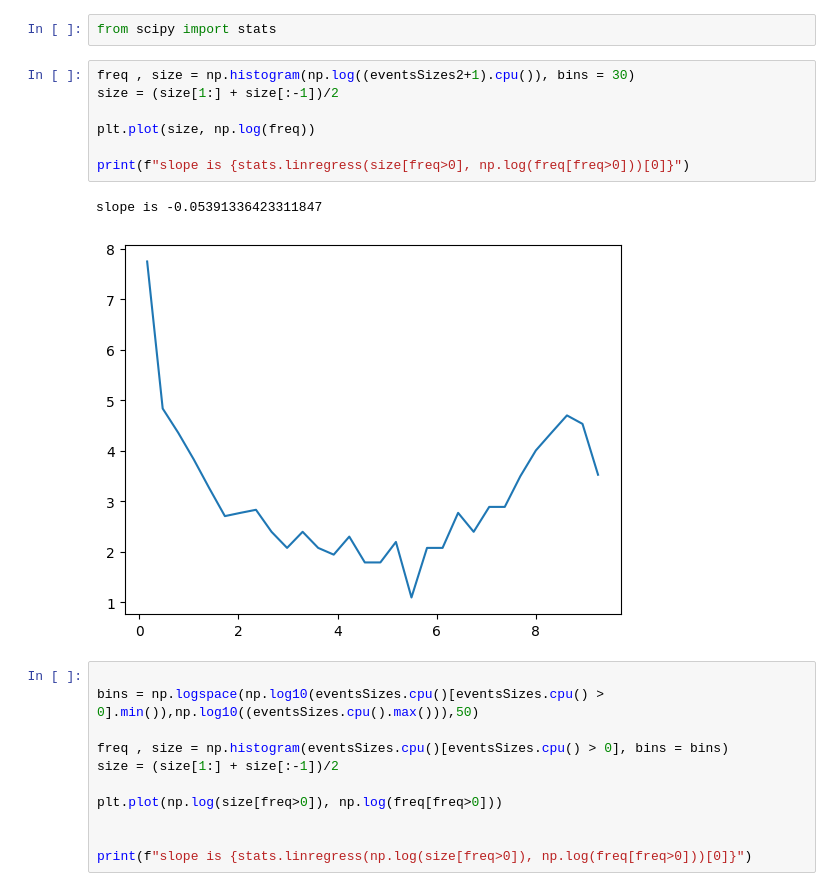
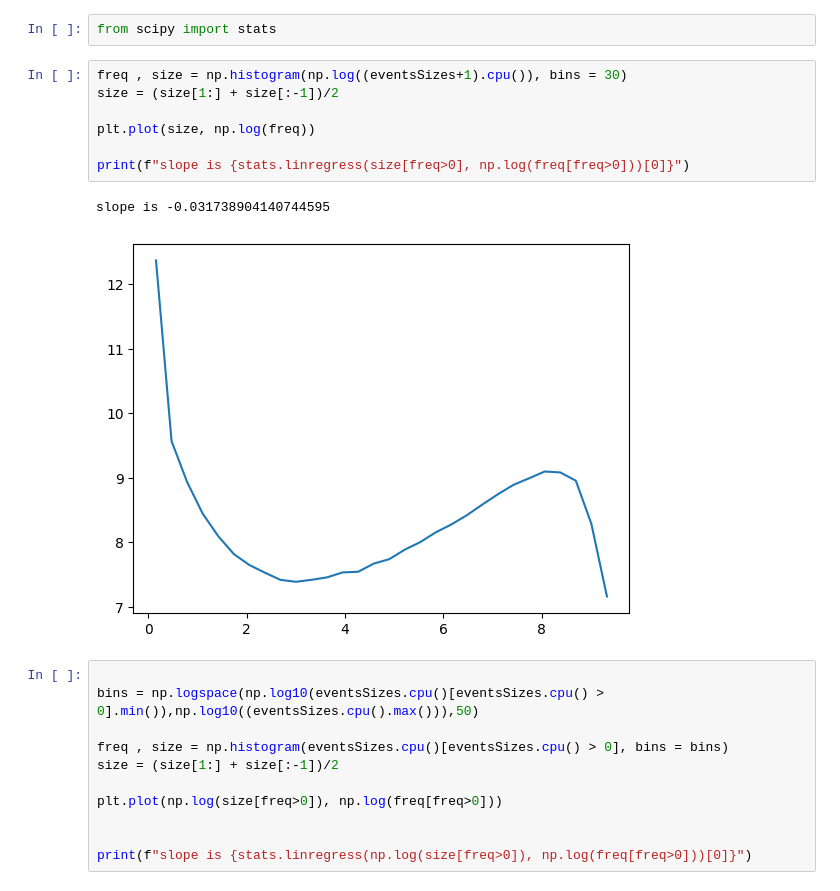
Before and after one commit to alireza-astane/Burridge_Knopoff_Model, a Jupyter notebook: BK_model/BKMoldel.ipynb, the cells around one changed output. Cells and saved outputs as stored; diff of their text form.

```diff
--- a/BK_model/BKMoldel.ipynb
+++ b/BK_model/BKMoldel.ipynb
@@ -198,15 +198,15 @@ tensor(1., device='cuda:0')
 # %%
 from scipy import stats
 # %%
-freq , size = np.histogram(np.log((eventsSizes2+1).cpu()), bins = 30)
+freq , size = np.histogram(np.log((eventsSizes+1).cpu()), bins = 30)
 size = (size[1:] + size[:-1])/2
 
 plt.plot(size, np.log(freq))
 
 print(f"slope is {stats.linregress(size[freq>0], np.log(freq[freq>0]))[0]}")
 # %% [output]
-slope is -0.05391336423311847
+slope is -0.031738904140744595
-[figure, old version]
+[figure, new version]
 # %%
 
 bins = np.logspace(np.log10(eventsSizes.cpu()[eventsSizes.cpu() > 0].min()),np.log10((eventsSizes.cpu().max())),50)
```
Also changed, not shown: parts of 4 cells of this notebook.
